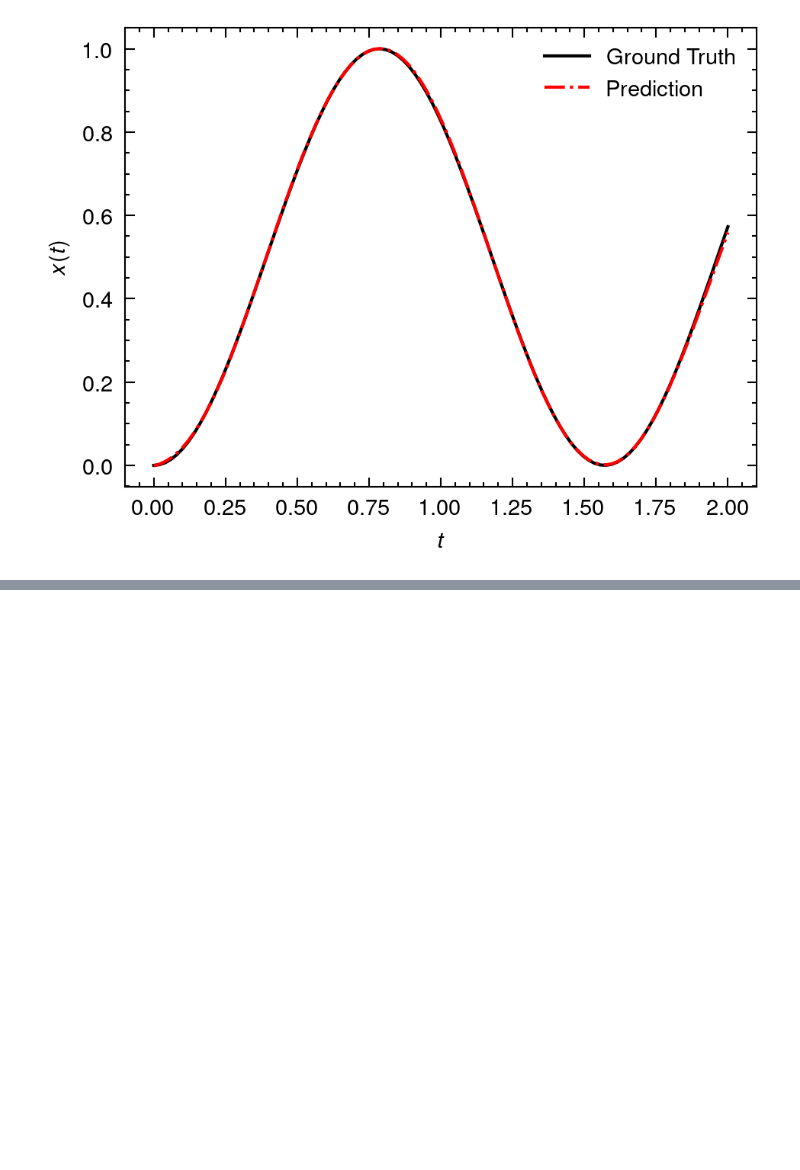
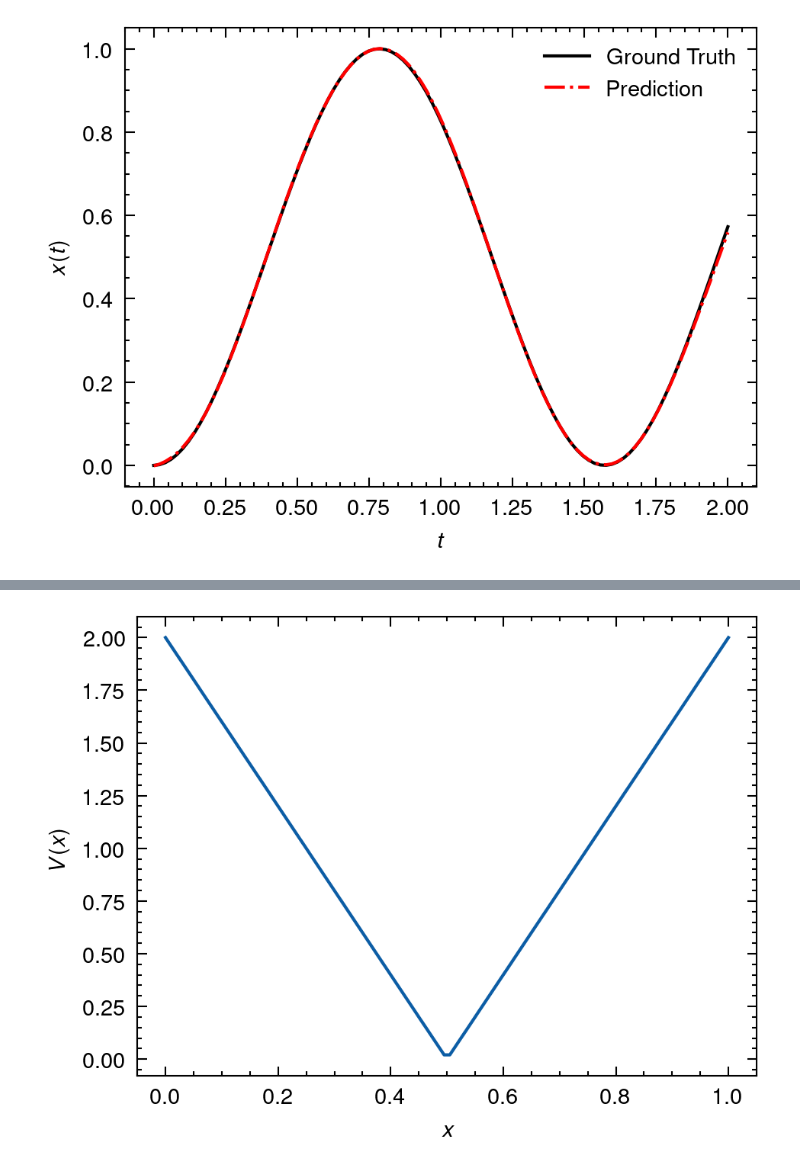
Before and after one commit to Zhu-Zhen-Yi/Neural_Hamilton_old, a Jupyter notebook: notebook/bound.ipynb, the cells around one changed output, grey strips where cells are left out. Saved outputs shown, nothing was run; the diff lists cells and outputs as text; code cells hidden in the pictures; blank space fills up the shorter version.

```diff
--- a/notebook/bound.ipynb
+++ b/notebook/bound.ipynb
@@ -261,0 +255,24 @@ with plt.style.context(["science", "nature"]):
+# %%
+x = torch.linspace(0, 1, 100).view(1, -1)
+u = 4 * torch.abs(x - 0.5)
+y = torch.linspace(0, 2, 100).view(1, -1)
+Guy = torch.zeros_like(y)
+Guy[y < 0.5] = 2 * y[y < 0.5] ** 2
+ics = (y >= 0.5) & (y < 1.5)
+Guy[ics] = -2 * y[ics]**2 + 4 * y[ics] - 1
+ics = y >= 1.5
+Guy[ics] = 2 * (2 - y[ics])**2
+
+with torch.no_grad():
+    Guy_hat = model(u.to(device), y.to(device))
+# %%
+with plt.style.context(["science", "nature"]):
+    plt.figure(dpi=300)
+    plt.plot(x.cpu().numpy().flatten(), u.cpu().numpy().flatten())
+    plt.xlabel(r"$x$")
+    plt.ylabel(r"$V(x)$")
+    plt.tight_layout()
+    plt.savefig("../figs/potential_pred2.png", dpi=600)
+    plt.show()
+# %% [output]
+[figure, added]
```
Also changed, not shown: parts of 5 cells of this notebook, 6 other files.
